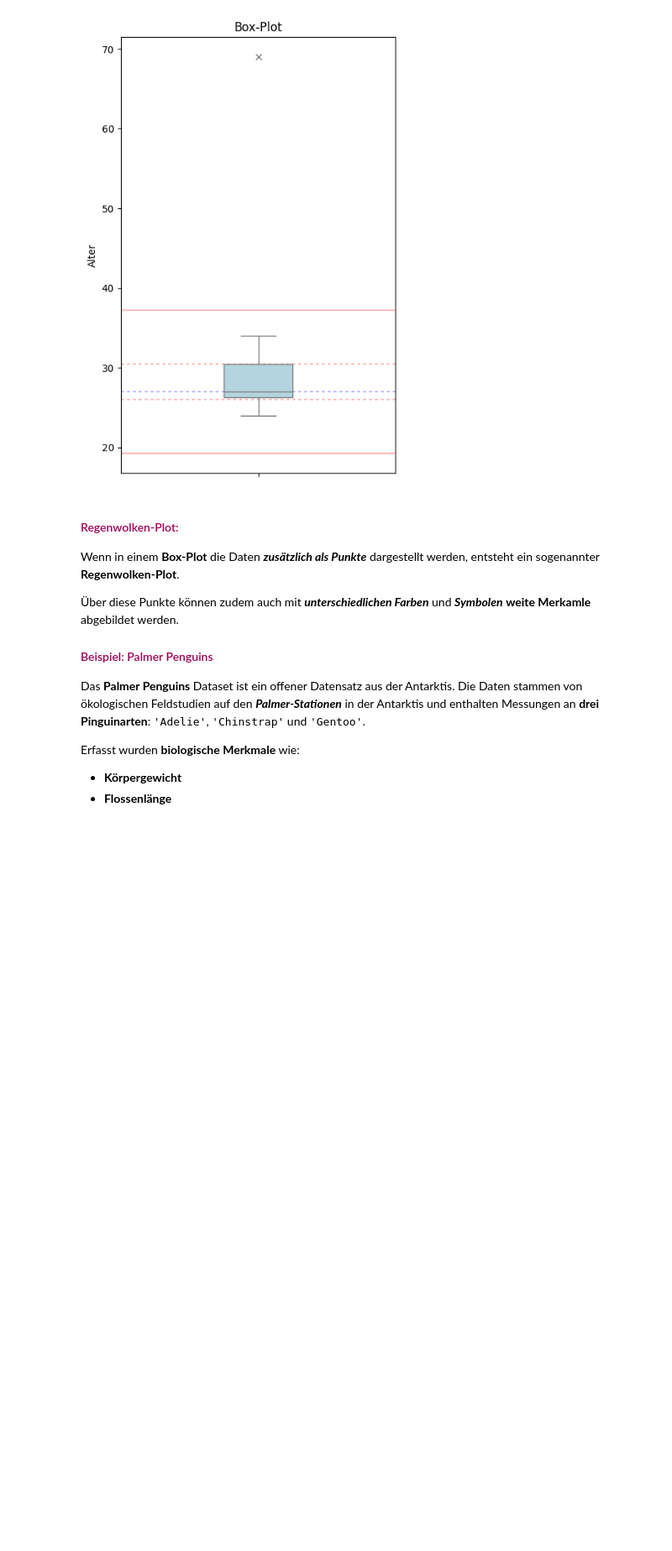
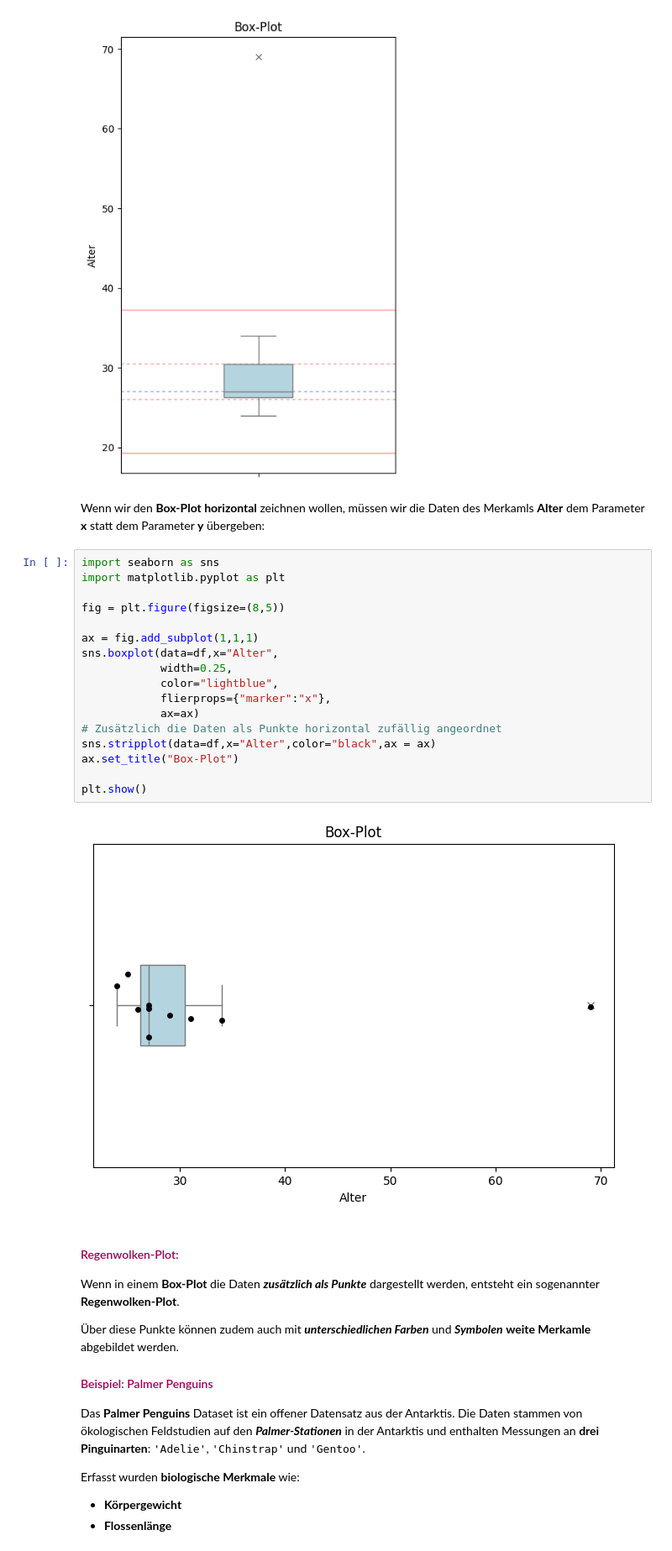
Before and after one commit to fabianmueller7/ASTAT, a Jupyter notebook: SW03/SW03.ipynb, the cells around one changed output. Shown: that part at 84% size. Saved outputs shown, nothing was run; the diff lists cells and outputs as text; blank space fills up the shorter version.

```diff
--- a/SW03/SW03.ipynb
+++ b/SW03/SW03.ipynb
@@ -215,6 +215,27 @@ ax.set_title("Box-Plot")
 plt.show()
 # %% [output]
 [figure]
+# %% [markdown]
+Wenn wir den **Box-Plot horizontal** zeichnen wollen, müssen wir die Daten des Merkamls **Alter** dem Parameter **x** statt dem Parameter **y** übergeben:
+# %%
+import seaborn as sns
+import matplotlib.pyplot as plt
+
+fig = plt.figure(figsize=(8,5))
+
+ax = fig.add_subplot(1,1,1)
+sns.boxplot(data=df,x="Alter",
+            width=0.25,
+            color="lightblue",
+            flierprops={"marker":"x"},
+            ax=ax)
+# Zusätzlich die Daten als Punkte horizontal zufällig angeordnet
+sns.stripplot(data=df,x="Alter",color="black",ax = ax)
+ax.set_title("Box-Plot")
+
+plt.show()
+# %% [output]
+[figure, added]
 # %% [markdown]
 #### <span style="color:rgb(160,0,86)">Regenwolken-Plot:</span>
 
```
Also changed, not shown: parts of 3 cells of this notebook, 3 other files.
